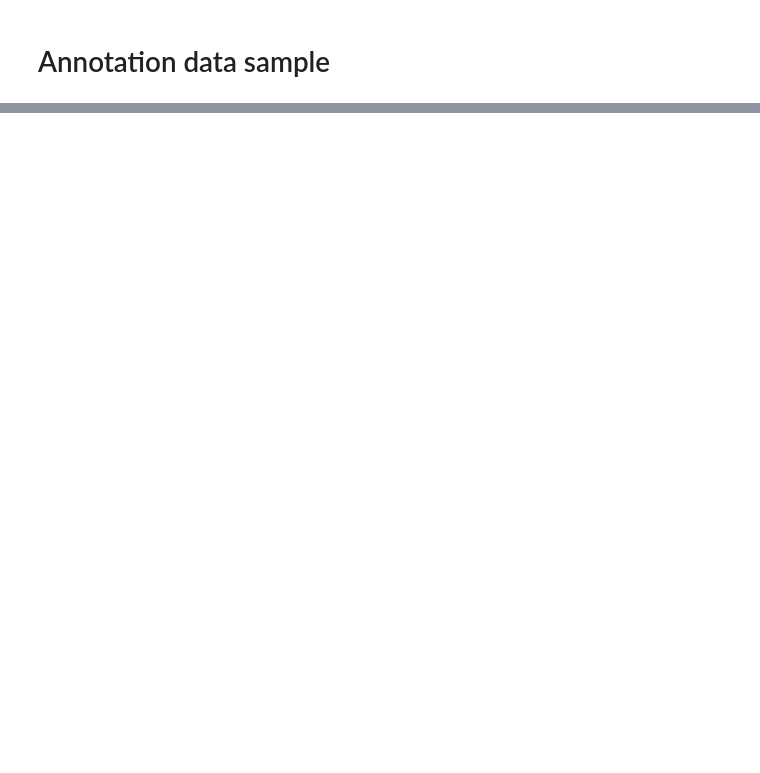
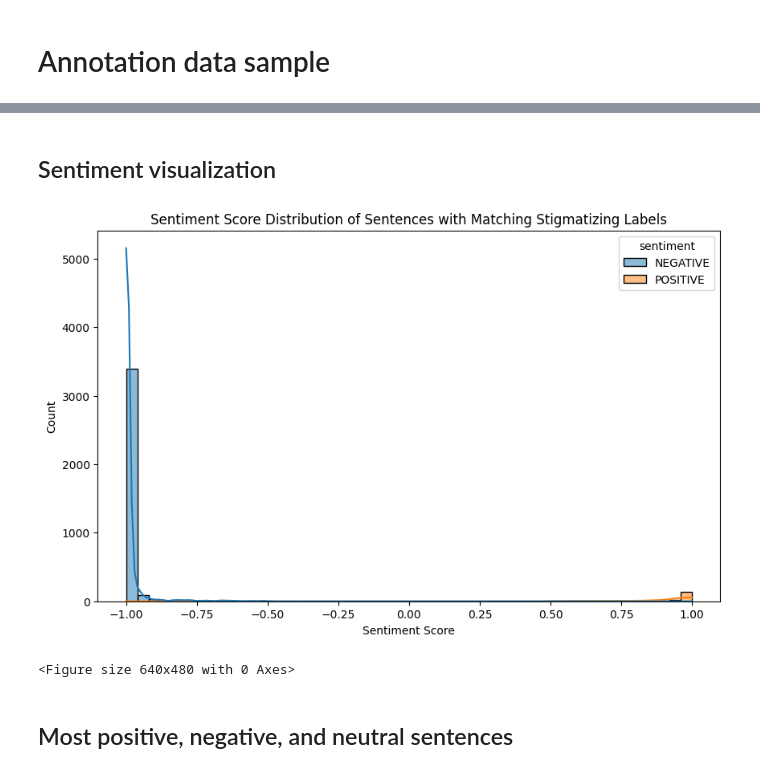
Before and after one commit to drew-walkerr/Diss_Detecting_Provider_Bias, a Jupyter notebook: doubt_markers_regex.ipynb, the cells around one changed output, grey strips where cells are left out. Cells and saved outputs as stored; diff of their text form; code cells hidden in the pictures; blank space fills up the shorter version.

```diff
--- a/doubt_markers_regex.ipynb
+++ b/doubt_markers_regex.ipynb
@@ -328,0 +478,23 @@ Explore the Data
+# %%
+from transformers import AutoTokenizer, pipeline
+
+tokenizer = AutoTokenizer.from_pretrained('distilbert-base-uncased')
+sentiment_pipeline = pipeline("sentiment-analysis")
+
+def apply_sentiment(sentence):
+    # Tokenize the sentence and truncate to 256 tokens
+    tokens = tokenizer.tokenize(sentence)[:256]
+    # Rejoin the tokens into a truncated sentence
+    truncated_sentence = ' '.join(tokens)
+    # Apply the sentiment pipeline
+    result = sentiment_pipeline(truncated_sentence)[0]
+    return result['label'], result['score']
+quoted_sentiment = quoted_dataframe2
+# Get both the sentiment and score in one apply function
+quoted_sentiment['sentiment_result'] = quoted_dataframe2['Sentence'].apply(apply_sentiment)
+
+# Split the result into two separate columns
+quoted_dataframe2[['sentiment', 'sentiment_score']] = pd.DataFrame(quoted_dataframe2['sentiment_result'].tolist(), index=quoted_dataframe2.index)
+
+# You can drop the 'sentiment_result' column afterwards if it's not needed
+quoted_dataframe2 = quoted_dataframe2.drop(columns=['sentiment_result'])
@@ -328,0 +505,19 @@ Explore the Data
+# %% [markdown]
+## Sentiment visualization
+# %%
+quoted_dataframe2['sentiment_score_signed'] = quoted_dataframe2.apply(lambda row: -row['sentiment_score'] if row['sentiment'] == 'NEGATIVE' else row['sentiment_score'], axis=1)
+import seaborn as sns
+import matplotlib.pyplot as plt
+
+plt.figure(figsize=(10,6))
+sns.histplot(data=quoted_dataframe2, x="sentiment_score_signed", hue="sentiment", bins=50, kde=True)
+plt.title('Sentiment Score Distribution of Sentences with Matching Stigmatizing Labels')
+plt.xlabel('Sentiment Score')
+plt.ylabel('Count')
+plt.show()
+plt.savefig("Sentiment Score Distribution of Sentences with Matching Doubt Markers.png", bbox_inches='tight', dpi=300)
+# %% [output]
+[figure, added]
+<Figure size 640x480 with 0 Axes>
+# %% [markdown]
+## Most positive, negative, and neutral sentences
```
Also changed, not shown: parts of 14 cells of this notebook.
